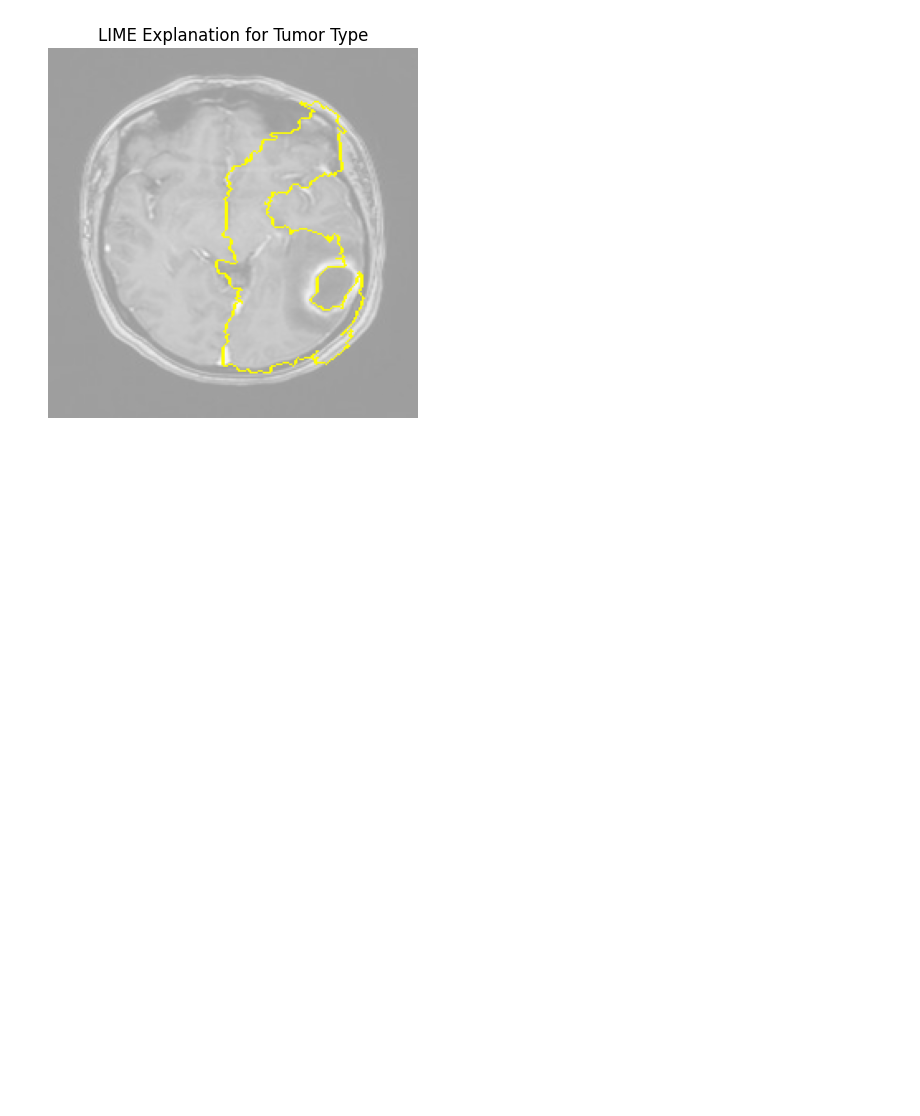
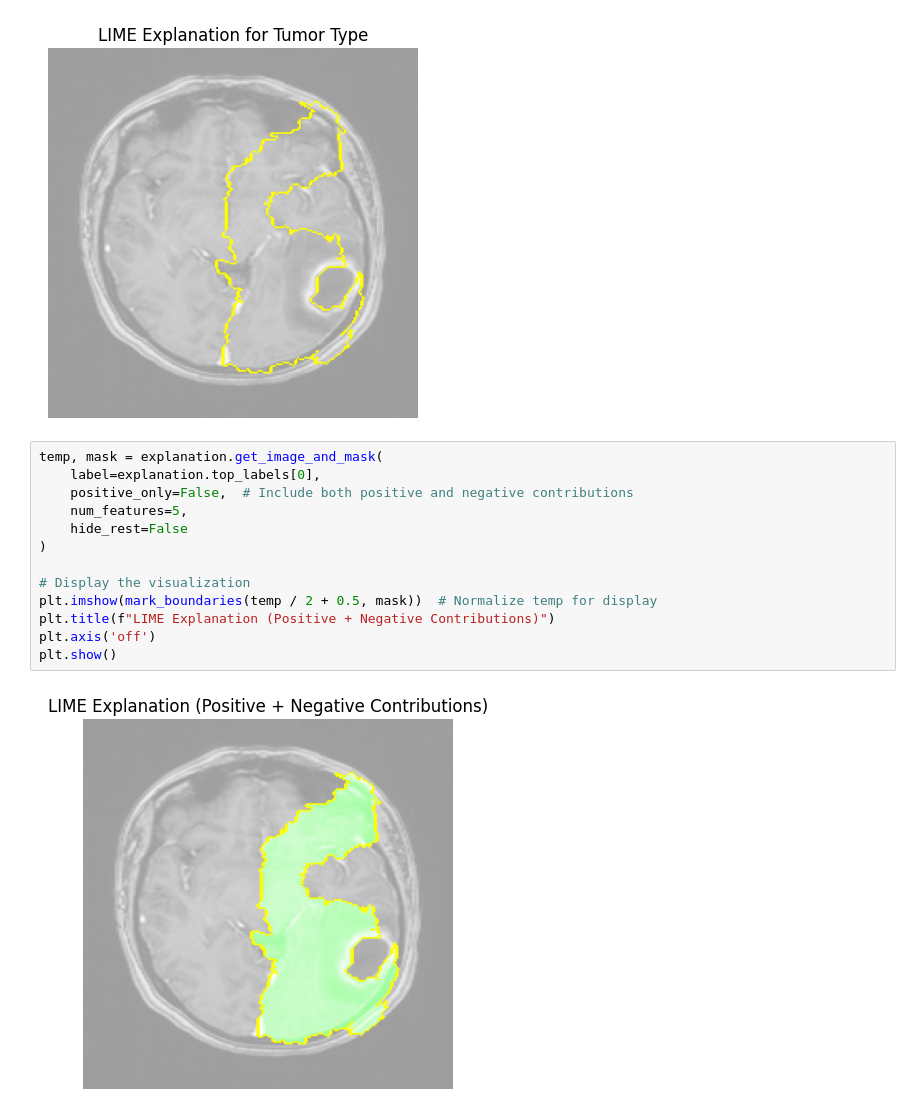
Before and after one commit to TharinsaMudalige/Neuron-Brain_Tumor_Detection_Classification_with_XAI, a Jupyter notebook: LIME_implementation.ipynb, the cells around one changed output. Drawn from its saved outputs; the diff is of its cells as text; blank space fills up the shorter version.

Commit message:
Including both positive and negative contributions of the model

```diff
--- a/LIME_implementation.ipynb
+++ b/LIME_implementation.ipynb
@@ -146,3 +145,18 @@ plt.axis('off')
 plt.show()
 # %% [output]
 [figure]
+# %%
+temp, mask = explanation.get_image_and_mask(
+    label=explanation.top_labels[0],
+    positive_only=False,  # Include both positive and negative contributions
+    num_features=5,
+    hide_rest=False
+)
+
+# Display the visualization
+plt.imshow(mark_boundaries(temp / 2 + 0.5, mask))  # Normalize temp for display
+plt.title(f"LIME Explanation (Positive + Negative Contributions)")
+plt.axis('off')
+plt.show()
+# %% [output]
+[figure, added]
```
Also changed, not shown: parts of 1 cell of this notebook.
